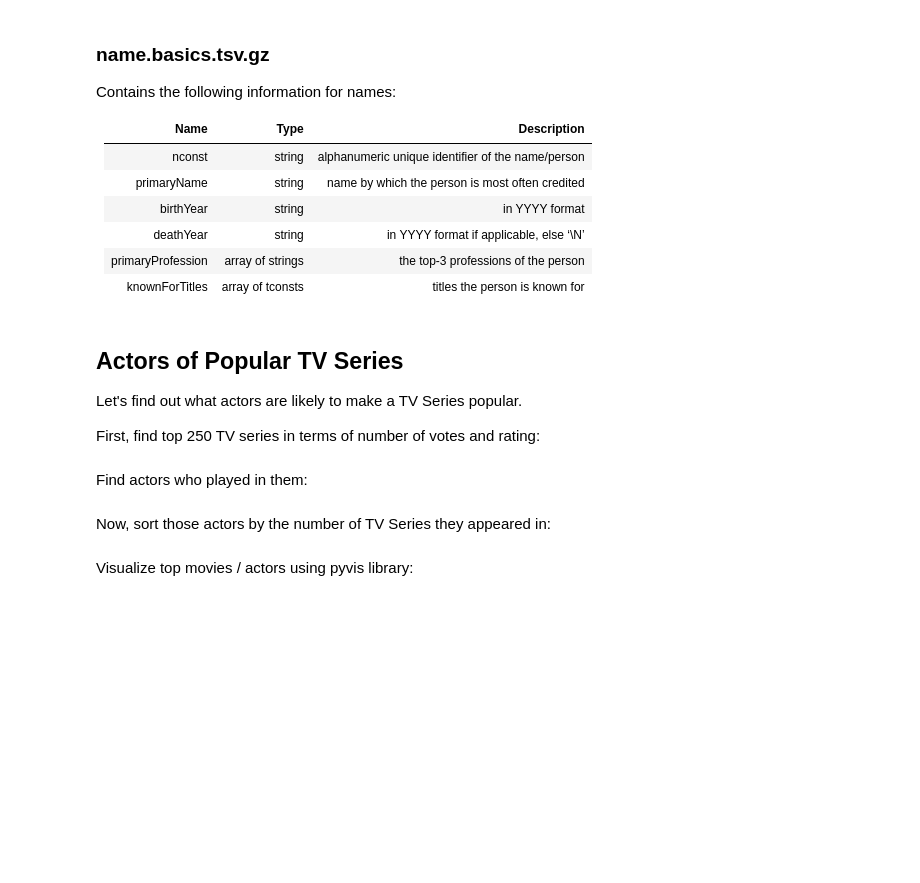
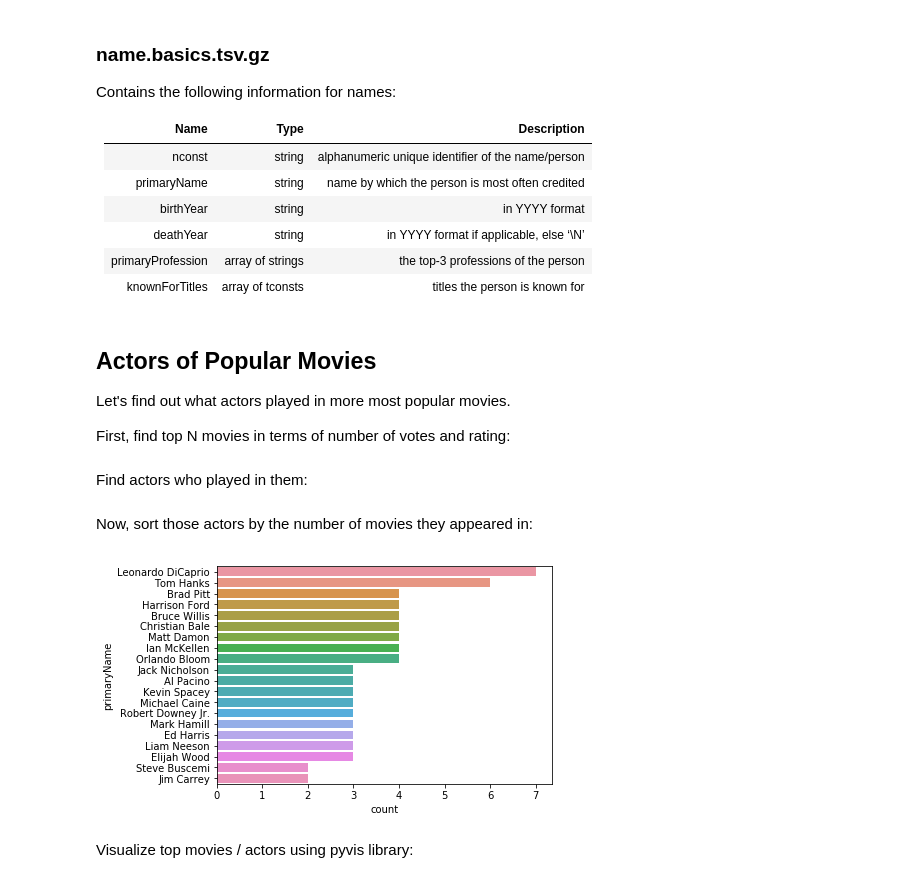
Before and after one commit to spektom/imdb-eda, a Jupyter notebook: notebook.ipynb, the cells around one changed output. Drawn from its saved outputs; the diff is of its cells as text; code cells hidden in the pictures; blank space fills up the shorter version.

```diff
--- a/notebook.ipynb
+++ b/notebook.ipynb
@@ -121,16 +122,16 @@ Contains the following information for names:
 | primaryProfession | array of strings | the top-3 professions of the person |
 | knownForTitles | array of tconsts | titles the person is known for |
 # %%
-name_basics = pd.read_csv('data/name.basics.tsv.gz', sep='\t', na_values='\\N')
+name_basics = pd.read_csv('data/name.basics.tsv.gz', sep='\t', na_values='\\N').set_index('nconst')
 # %% [markdown]
-## Actors of Popular TV Series
+## Actors of Popular Movies
 
-Let's find out what actors are likely to make a TV Series popular.
+Let's find out what actors played in more most popular movies.
 
-First, find top 250 TV series in terms of number of votes and rating:
+First, find top N movies in terms of number of votes and rating:
 # %%
 top = title_ratings.merge(
-    title_basics[title_basics.titleType.isin(['tvSeries'])], on='tconst').nlargest(
+    title_basics[title_basics.titleType.isin(['movie'])], on='tconst').nlargest(
         100, ['numVotes', 'averageRating'])
 # %% [markdown]
 Find actors who played in them:
@@ -139,10 +140,13 @@ top_w_actors = top.merge(
     title_principals[title_principals.category == 'actor'].merge(
         name_basics, on='nconst'), on='tconst')
 # %% [markdown]
-Now, sort those actors by the number of TV Series they appeared in:
+Now, sort those actors by the number of movies they appeared in:
 # %%
-top_in_top = top_w_actors.groupby(['nconst']).size().reset_index(
+top_in_top = top_w_actors.groupby(['nconst', 'primaryName']).size().reset_index(
     name='count').set_index('nconst').nlargest(20, ['count'])
+_ = sns.barplot(x='count', y='primaryName', data=top_in_top)
+# %% [output]
+[figure, added]
 # %% [markdown]
 Visualize top movies / actors using pyvis library:
 # %%
```
Also changed, not shown: parts of 5 cells of this notebook, 3 other files.
